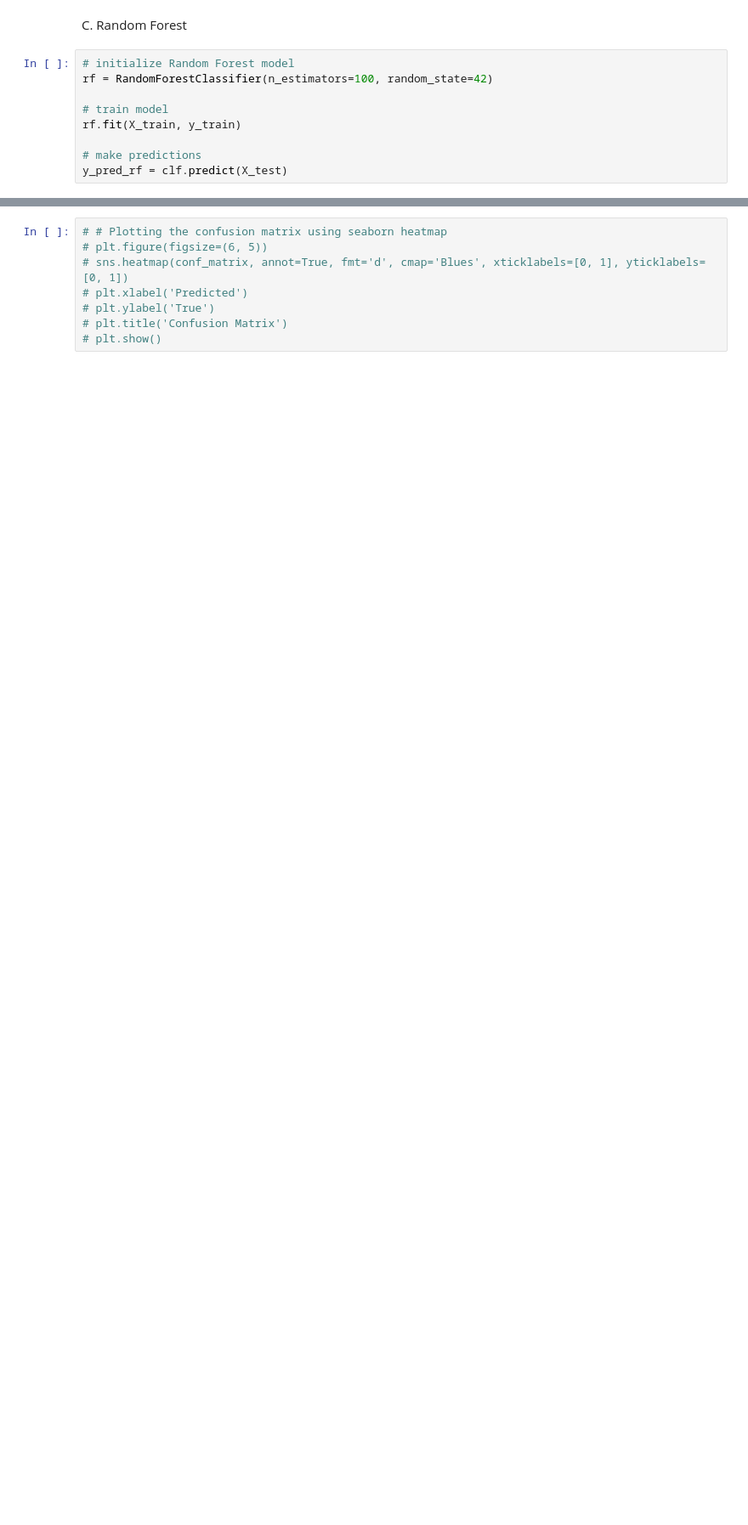
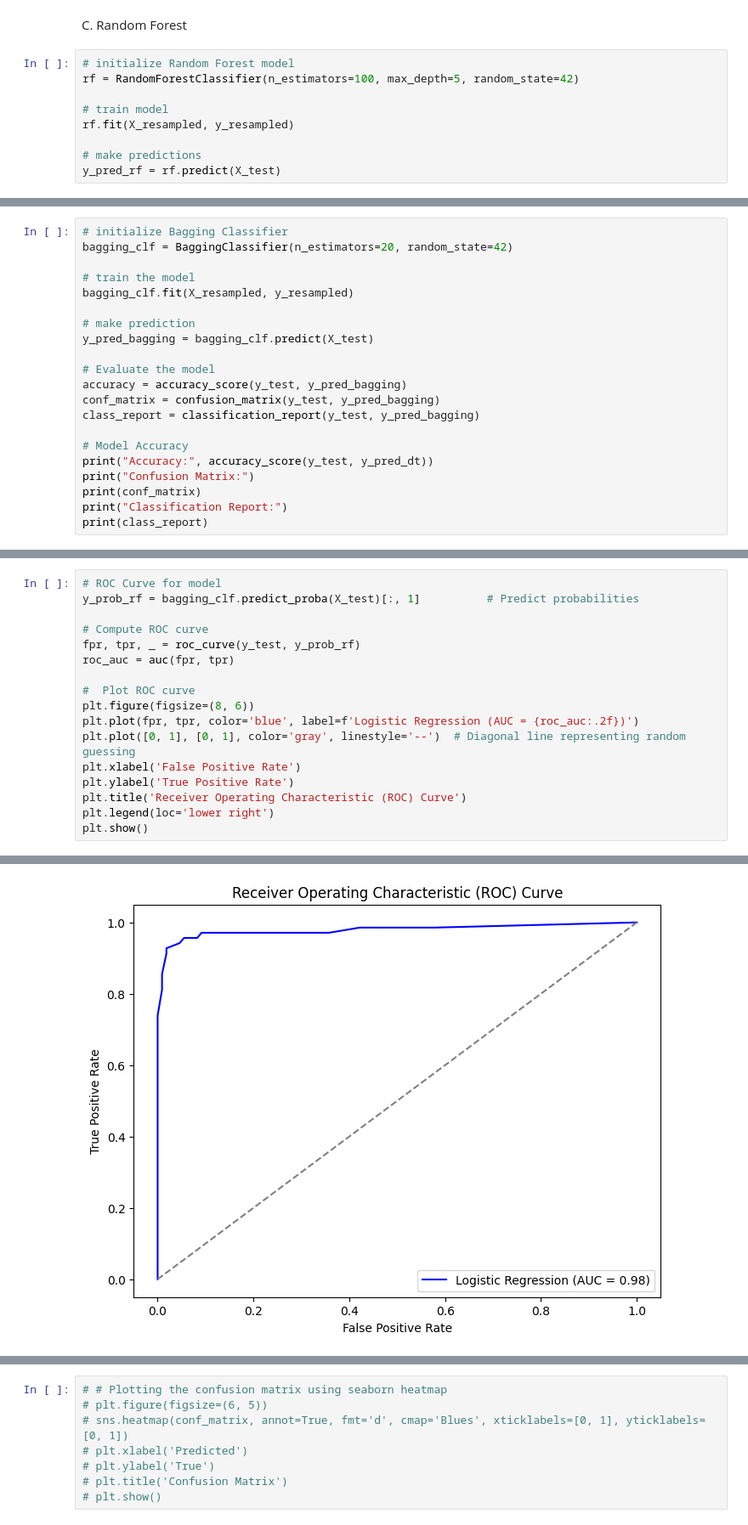
Before and after one commit to AkaniHelga/Classifying-Who-Survived-The-Titanic-Shipwreck-Or-Didn-t, a Jupyter notebook: train.ipynb, the cells around one changed output, grey strips where cells are left out. Shown at 85% size. Saved outputs shown, nothing was run; the diff lists cells and outputs as text; blank space fills up the shorter version.

```diff
--- a/train.ipynb
+++ b/train.ipynb
@@ -632,13 +706,13 @@ Mean Accuracy:  0.7879151061173533
 C. Random Forest
 # %%
 # initialize Random Forest model
-rf = RandomForestClassifier(n_estimators=100, random_state=42)
+rf = RandomForestClassifier(n_estimators=100, max_depth=5, random_state=42)
 
 # train model
-rf.fit(X_train, y_train)
+rf.fit(X_resampled, y_resampled)
 
 # make predictions
-y_pred_rf = clf.predict(X_test)
+y_pred_rf = rf.predict(X_test)
 # %%
 # Evaluate the model
 accuracy = accuracy_score(y_test, y_pred_rf)
@@ -678,0 +813,21 @@ Mean Accuracy:  0.8070162297128588
+# %%
+# initialize Bagging Classifier
+bagging_clf = BaggingClassifier(n_estimators=20, random_state=42)
+
+# train the model
+bagging_clf.fit(X_resampled, y_resampled)
+
+# make prediction
+y_pred_bagging = bagging_clf.predict(X_test)
+
+# Evaluate the model
+accuracy = accuracy_score(y_test, y_pred_bagging)
+conf_matrix = confusion_matrix(y_test, y_pred_bagging)
+class_report = classification_report(y_test, y_pred_bagging)
+
+# Model Accuracy
+print("Accuracy:", accuracy_score(y_test, y_pred_dt))
+print("Confusion Matrix:")
+print(conf_matrix)
+print("Classification Report:")
+print(class_report)
@@ -678,0 +848,18 @@ Mean Accuracy:  0.8070162297128588
+# %%
+# ROC Curve for model
+y_prob_rf = bagging_clf.predict_proba(X_test)[:, 1]          # Predict probabilities
+
+# Compute ROC curve
+fpr, tpr, _ = roc_curve(y_test, y_prob_rf)
+roc_auc = auc(fpr, tpr)
+
+#  Plot ROC curve
+plt.figure(figsize=(8, 6))
+plt.plot(fpr, tpr, color='blue', label=f'Logistic Regression (AUC = {roc_auc:.2f})')
+plt.plot([0, 1], [0, 1], color='gray', linestyle='--')  # Diagonal line representing random guessing
+plt.xlabel('False Positive Rate')
+plt.ylabel('True Positive Rate')
+plt.title('Receiver Operating Characteristic (ROC) Curve')
+plt.legend(loc='lower right')
+plt.show()
+# %% [output]
@@ -678,0 +874 @@ Mean Accuracy:  0.8070162297128588
+[figure, added]
```
Also changed, not shown: parts of 59 cells of this notebook, 3 other files.
